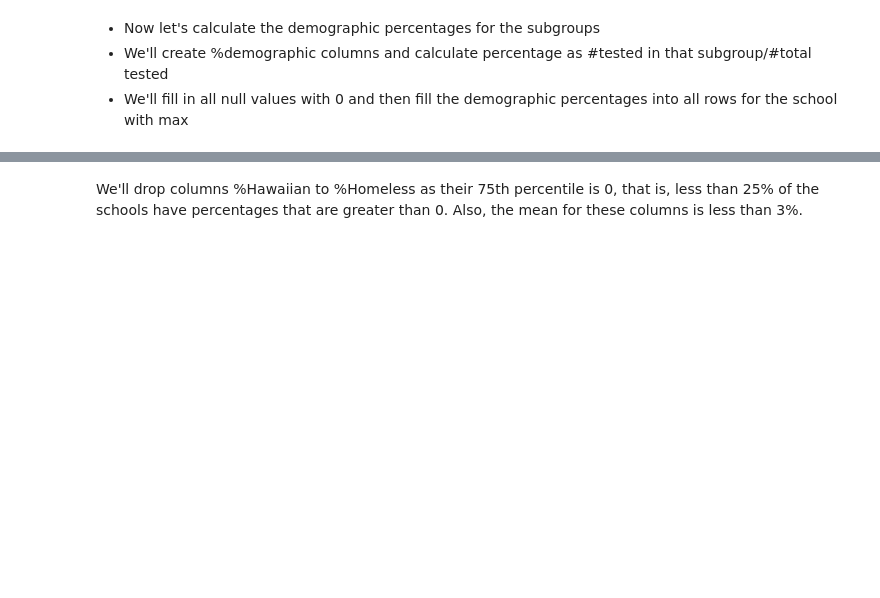
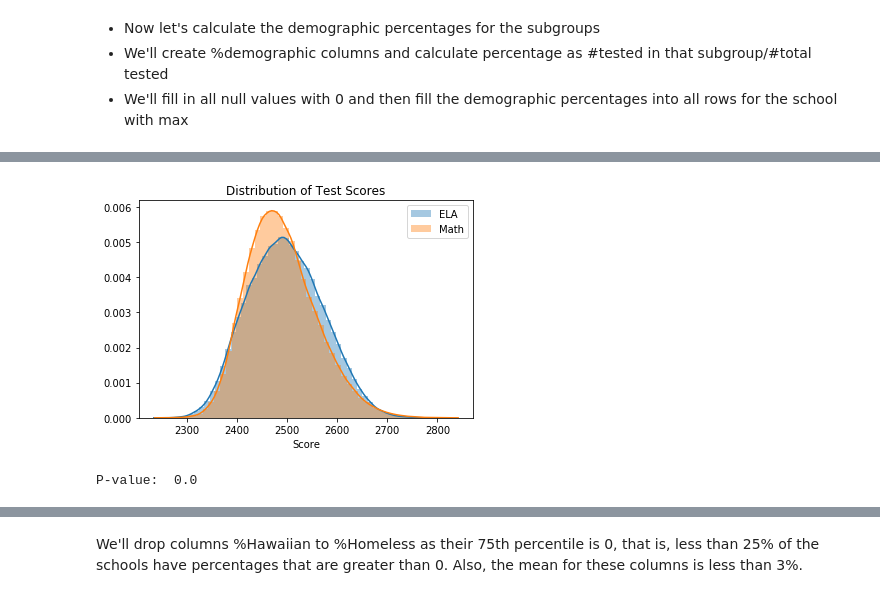
Before and after one commit to preetiamin/ca-scores, a Jupyter notebook: Scores_Notebook.ipynb, the cells around one changed output, grey strips where cells are left out. Cells and saved outputs as stored; diff of their text form; code cells hidden in the pictures; blank space fills up the shorter version.

```diff
--- a/Scores_Notebook.ipynb
+++ b/Scores_Notebook.ipynb
@@ -158,0 +186,10 @@ scores.head()
+# %%
+sns.distplot(scores[scores['Test Id']==1]['Score'],label='ELA')
+sns.distplot(scores[scores['Test Id']==2]['Score'],label='Math')
+plt.title('Distribution of Test Scores')
+plt.legend()
+plt.show()
+print('P-value: ',scipy.stats.ttest_ind(scores[scores['Test Id']==1]['Score'],scores[scores['Test Id']==2]['Score'])[1].round(3))
+# %% [output]
+[figure, added]
+P-value:  0.0
```
Also changed, not shown: parts of 14 cells of this notebook.
